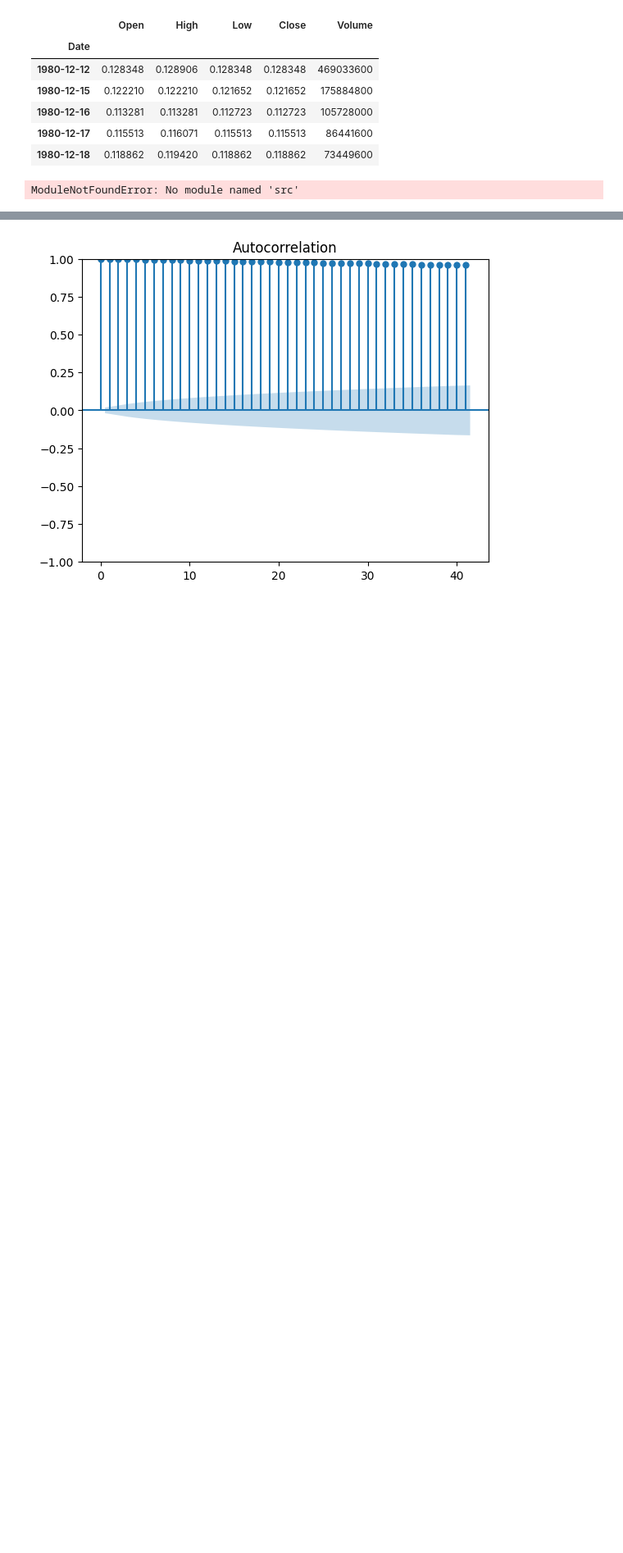
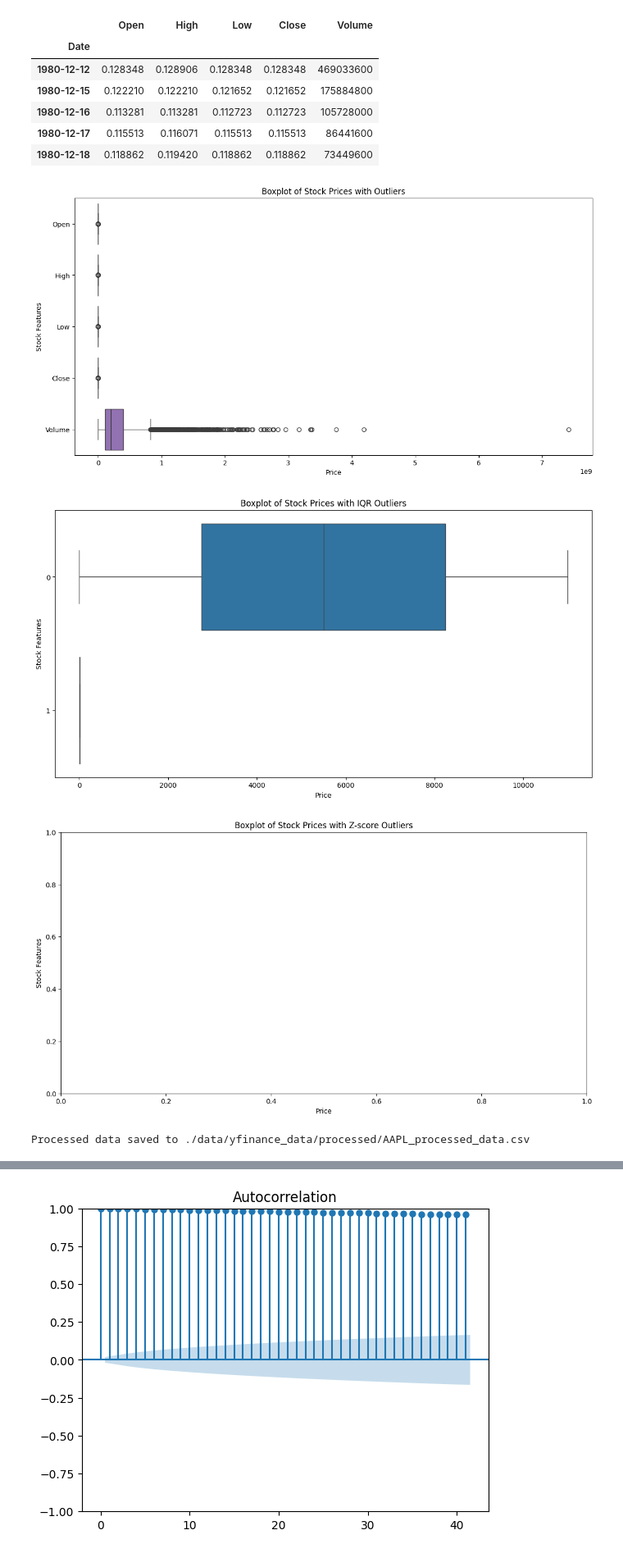
Before and after one commit to goShell3/Nova-Financial-Solutions-Financial-Analytics-, a Jupyter notebook: notebooks/AAPL_eda.ipynb, the cells around one changed output, grey strips where cells are left out. Shown at 82% size. Saved outputs shown, nothing was run; the diff lists cells and outputs as text; code cells hidden in the pictures; blank space fills up the shorter version.

Commit message:
Add EDA and technical indicator analysis for AAPL: outlier detection, TA-Lib indicators, and visualizations

```diff
--- a/notebooks/AAPL_eda.ipynb
+++ b/notebooks/AAPL_eda.ipynb
@@ -7,7 +7,7 @@ import seaborn as sns
 import matplotlib.pyplot as plt
 # %%
 # Load and prepare the data
-data_path = "../data/yfinance_data/yfinance_data/AAPL_historical_data.csv"
+data_path = "./data/yfinance_data/AAPL_historical_data.csv"
 df = pd.read_csv(data_path, parse_dates=['Date'])
 
 df.set_index('Date', inplace=True)
@@ -41,9 +41,4 @@ dtype: int64
 | 1980-12-17 | 0.115513 | 0.116071 | 0.115513 | 0.115513 | 86441600 |
 | 1980-12-18 | 0.118862 | 0.119420 | 0.118862 | 0.118862 | 73449600 |
 # %%
-# from src.eda.explore import plot_correlation_matrix, plot_distribution
-sys.path.append(os.path.abspath(os.path.join('../src')))
-from src.outlier import *
-print(sys.path)
+from src.outlier import iqr_outliers, z_score_outliers
-# %% [output]
-ModuleNotFoundError: No module named 'src'
@@ -49,0 +47,43 @@ ModuleNotFoundError: No module named 'src'
+# %%
+iqr_outliers_df = iqr_outliers(df)
+# z_score_outliers_df = z_score_outliers(df)
+# Plotting the outliers
+plt.figure(figsize=(14, 7))
+sns.boxplot(data=df, orient='h')
+plt.title('Boxplot of Stock Prices with Outliers')
+plt.xlabel('Price')
+plt.ylabel('Stock Features')
+plt.savefig('boxplot_outliers.png')
+
+
+# Plotting the IQR outliers
+plt.figure(figsize=(14, 7))
+sns.boxplot(data=iqr_outliers_df, orient='h')
+plt.title('Boxplot of Stock Prices with IQR Outliers')
+plt.xlabel('Price')
+plt.ylabel('Stock Features')
+plt.savefig('boxplot_iqr_outliers.png')
+
+
+# Plotting the Z-score outliers
+plt.figure(figsize=(14, 7))
+# sns.boxplot(data=z_score_outliers_df, orient='h')
+plt.title('Boxplot of Stock Prices with Z-score Outliers')
+plt.xlabel('Price')
+plt.ylabel('Stock Features')
+plt.savefig('boxplot_z_score_outliers.png')
+# Display the plots
+plt.show()
+
+
+# Save the processed data
+output_path = "./data/yfinance_data/processed/AAPL_processed_data.csv"
+os.makedirs(os.path.dirname(output_path), exist_ok=True)
+df.to_csv(output_path, index=True)
+print(f"Processed data saved to {output_path}")
+# Save the outliers data
+# %% [output]
+[figure, added]
+[figure, added]
+[figure, added]
+Processed data saved to ./data/yfinance_data/processed/AAPL_processed_data.csv
```
Also changed, not shown: parts of 8 cells of this notebook, 20 other files.
